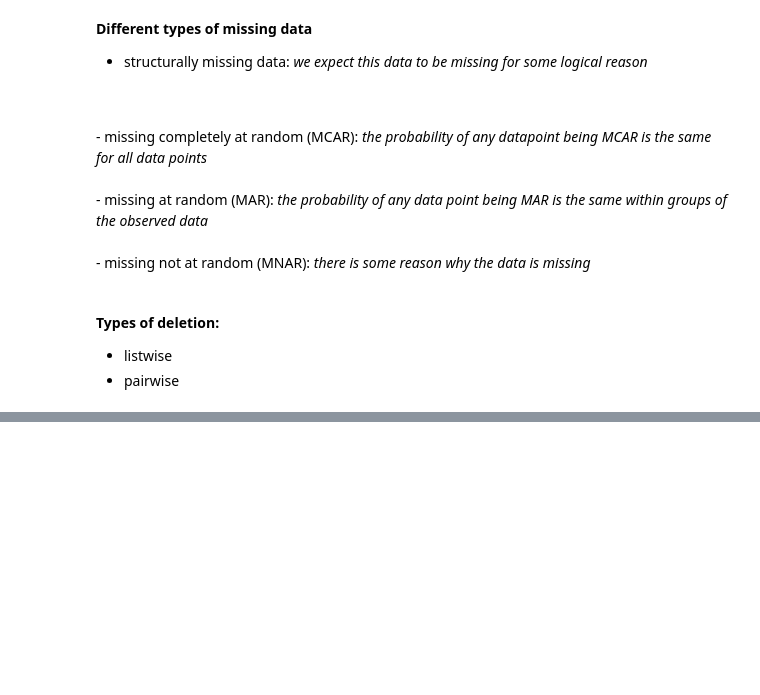
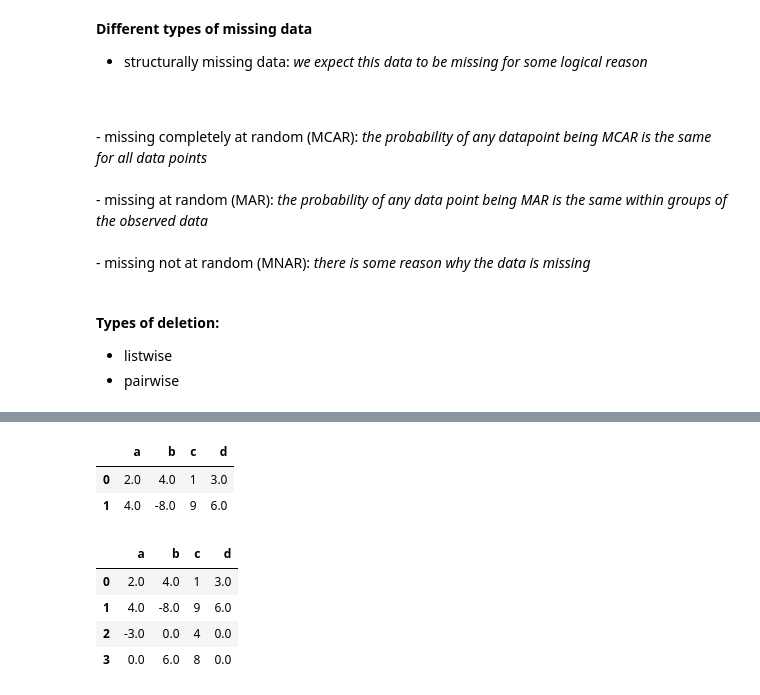
Before and after one commit to chickooooo/data_science_resources, a Jupyter notebook: data_cleaning_notes.ipynb, the cells around one changed output, grey strips where cells are left out. Cells and saved outputs as stored; diff of their text form; code cells hidden in the pictures; blank space fills up the shorter version.

```diff
--- a/data_cleaning_notes.ipynb
+++ b/data_cleaning_notes.ipynb
@@ -75,0 +67,16 @@ df.drop_duplicates(subset=["b"])
+# %%
+# drop rows that have any missing data
+missing_df.dropna()
+# %% [output]
+|  | a | b | c | d |
+| 0 | 2.0 | 4.0 | 1 | 3.0 |
+| 1 | 4.0 | -8.0 | 9 | 6.0 |
+# %%
+# fill missing data with given value
+missing_df.fillna(value = 0.0)
+# %% [output]
+|  | a | b | c | d |
+| 0 | 2.0 | 4.0 | 1 | 3.0 |
+| 1 | 4.0 | -8.0 | 9 | 6.0 |
+| 2 | -3.0 | 0.0 | 4 | 0.0 |
+| 3 | 0.0 | 6.0 | 8 | 0.0 |
```
Also changed, not shown: parts of 32 cells of this notebook.
